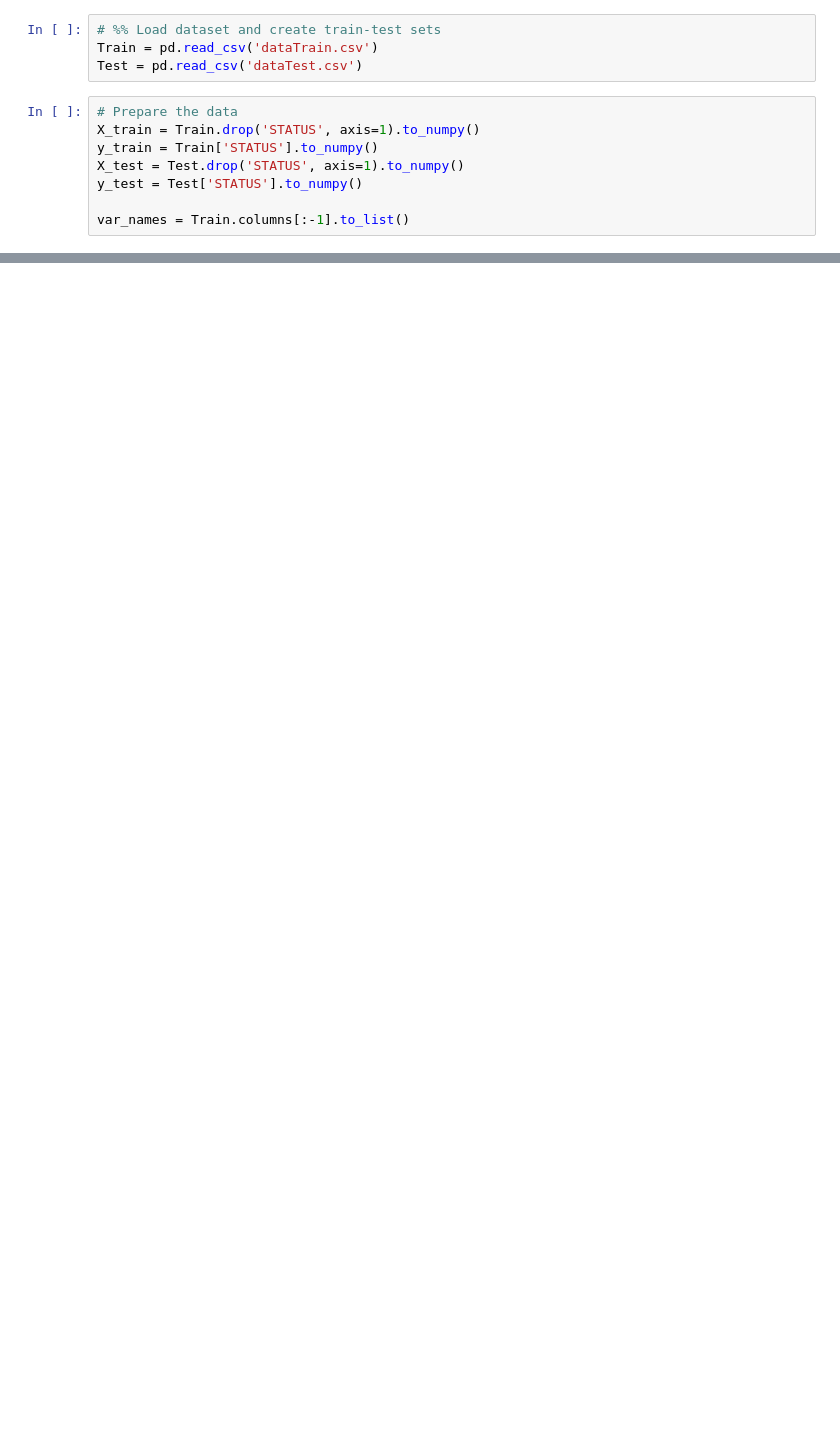
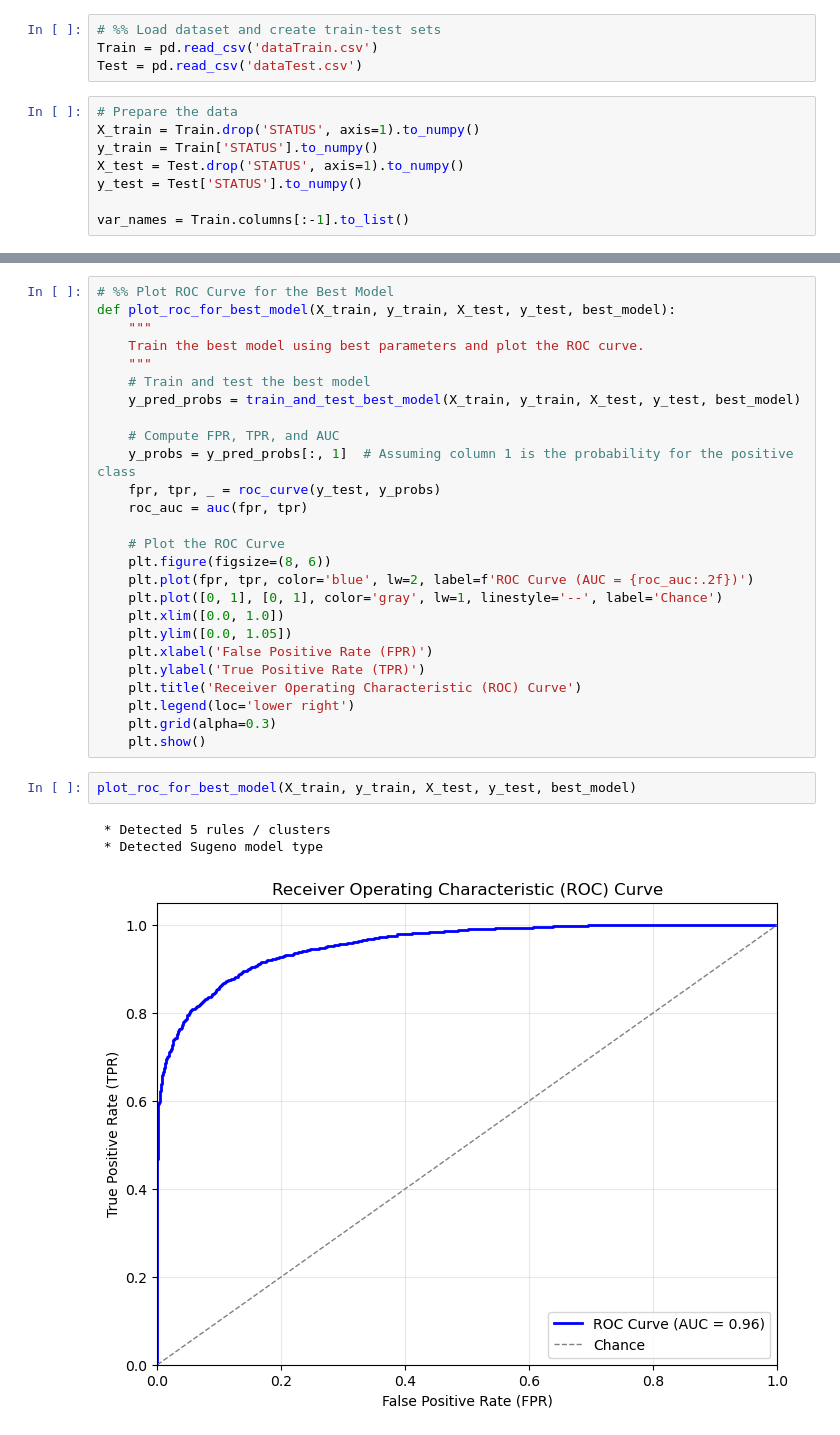
Before and after one commit to FranciscoVPinto/Indiv_Proj_ISis_89888, a Jupyter notebook: Fuzzy.ipynb, the cells around one changed output, grey strips where cells are left out. Saved outputs shown, nothing was run; the diff lists cells and outputs as text; blank space fills up the shorter version.

```diff
--- a/Fuzzy.ipynb
+++ b/Fuzzy.ipynb
@@ -108,0 +143,32 @@ Kappa: 0.747
+# %%
+# %% Plot ROC Curve for the Best Model
+def plot_roc_for_best_model(X_train, y_train, X_test, y_test, best_model):
+    """
+    Train the best model using best parameters and plot the ROC curve.
+    """
+    # Train and test the best model
+    y_pred_probs = train_and_test_best_model(X_train, y_train, X_test, y_test, best_model)
+
+    # Compute FPR, TPR, and AUC
+    y_probs = y_pred_probs[:, 1]  # Assuming column 1 is the probability for the positive class
+    fpr, tpr, _ = roc_curve(y_test, y_probs)
+    roc_auc = auc(fpr, tpr)
+
+    # Plot the ROC Curve
+    plt.figure(figsize=(8, 6))
+    plt.plot(fpr, tpr, color='blue', lw=2, label=f'ROC Curve (AUC = {roc_auc:.2f})')
+    plt.plot([0, 1], [0, 1], color='gray', lw=1, linestyle='--', label='Chance')
+    plt.xlim([0.0, 1.0])
+    plt.ylim([0.0, 1.05])
+    plt.xlabel('False Positive Rate (FPR)')
+    plt.ylabel('True Positive Rate (TPR)')
+    plt.title('Receiver Operating Characteristic (ROC) Curve')
+    plt.legend(loc='lower right')
+    plt.grid(alpha=0.3)
+    plt.show()
+# %%
+plot_roc_for_best_model(X_train, y_train, X_test, y_test, best_model)
+# %% [output]
+ * Detected 5 rules / clusters
+ * Detected Sugeno model type
+[figure, added]
```
Also changed, not shown: parts of 3 cells of this notebook, 1 other file.
